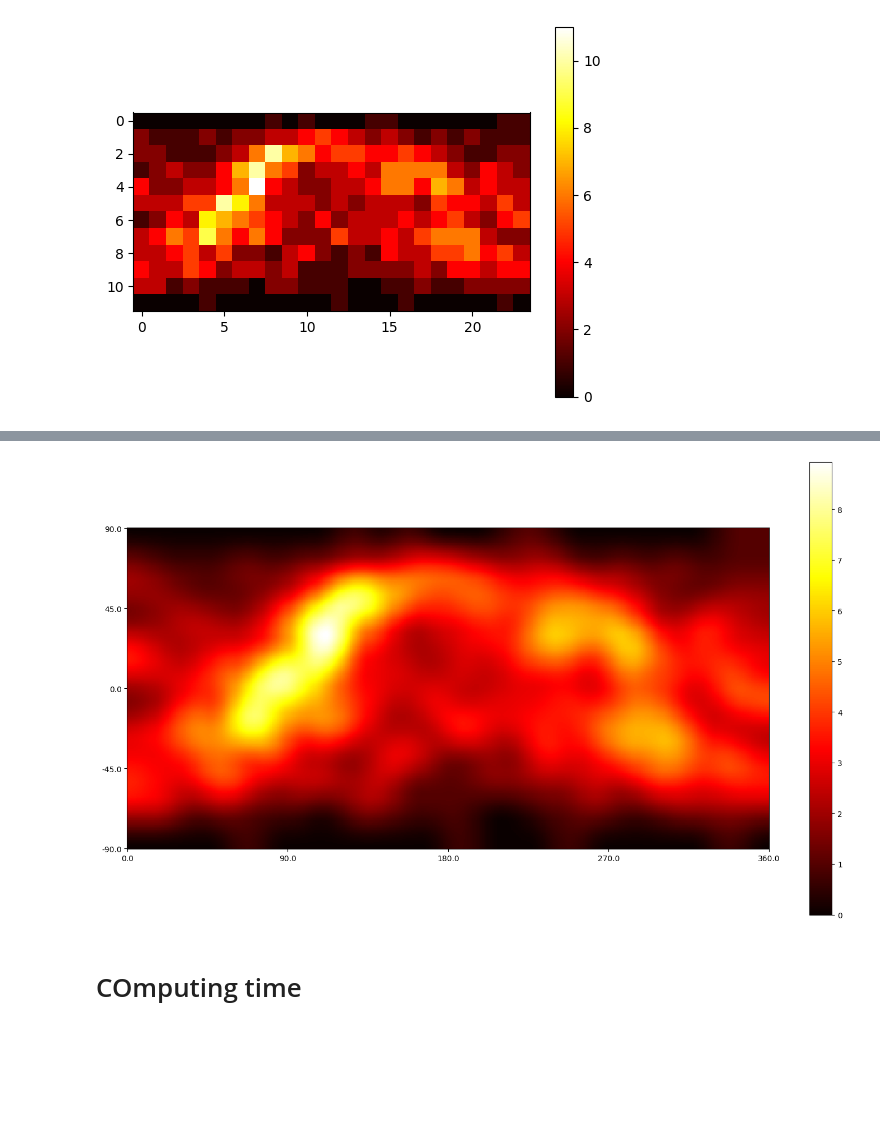
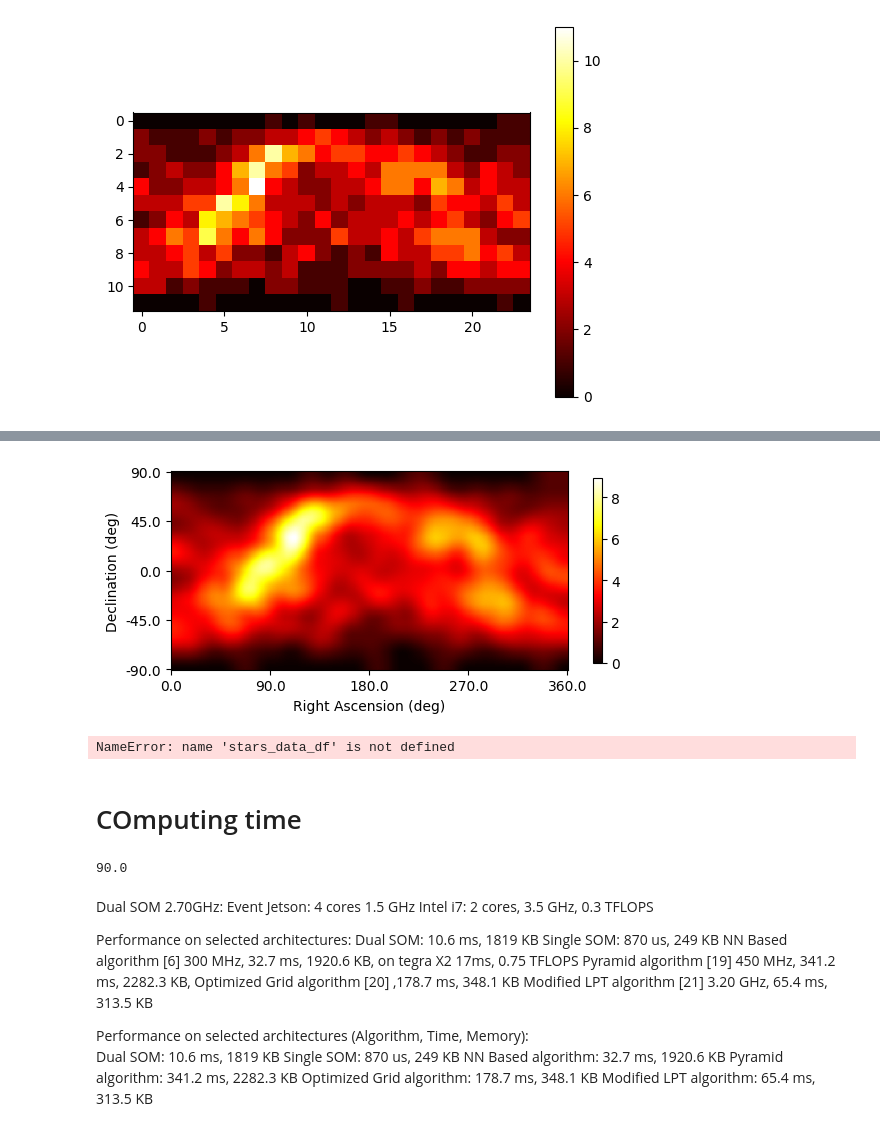
Before and after one commit to I-Zuniga/Event_Star_tracker, a Jupyter notebook: jupyter_notebooks/performace_plots.ipynb, the cells around one changed output, grey strips where cells are left out. Cells and saved outputs as stored; diff of their text form; code cells hidden in the pictures; blank space fills up the shorter version.

```diff
--- a/jupyter_notebooks/performace_plots.ipynb
+++ b/jupyter_notebooks/performace_plots.ipynb
@@ -233,26 +245,60 @@ Upscaled Heatmap:
 # %%
 plt.imshow(upscaled_heatmap, cmap='hot', interpolation='nearest')
-plt.colorbar()
+plt.colorbar(shrink=0.5)
 #  increase size of the plot
 fig = plt.gcf()
-fig.set_size_inches(18.5, 10.5)
+# fig.set_size_inches(18.5, 10.5)
 #Change the axis to show the correct values x: [0-360] y: 0-180
 
 
 # Set the new tick values for the x-axis
 n = 5
 xticks = np.linspace(0, upscaled_heatmap.shape[1]-1, n)
 xlabels = np.linspace(0, 360, n)
 yticks = np.linspace(0, upscaled_heatmap.shape[0]-1, n)
 ylabels = np.linspace(90, -90, n)
 
+# Retrieve the axis object
+ax = plt.gca()
+# Set labels for the axes
+ax.set(xlabel='Right Ascension (deg)', ylabel='Declination (deg)')
+
 plt.xticks(xticks, xlabels)
 plt.yticks(yticks, ylabels)
 
 
 
 plt.show()
 # %% [output]
-[figure, old version]
+[figure, new version]
+# %%
+print(stars_data_df.head())
+# %% [output]
+NameError: name 'stars_data_df' is not defined
 # %% [markdown]
 # COmputing time
+# %%
+10*2700/300
+# %% [output]
+90.0
+# %% [markdown]
+Dual SOM 2.70GHz:
+    Event Jetson: 4 cores 1.5 GHz
+    Intel i7: 2 cores, 3.5 GHz, 0.3 TFLOPS
+
+
+Performance on selected architectures:
+Dual SOM: 10.6 ms, 1819 KB
+Single SOM: 870 us, 249 KB
+NN Based algorithm [6] 300 MHz, 32.7 ms, 1920.6 KB, on tegra X2 17ms, 0.75 TFLOPS
+Pyramid algorithm [19] 450 MHz, 341.2 ms, 2282.3 KB,
+Optimized Grid algorithm [20] ,178.7 ms, 348.1 KB
+Modified LPT algorithm [21]  3.20 GHz, 65.4 ms, 313.5 KB
+
+Performance on selected architectures (Algorithm, Time, Memory):
+Dual SOM: 10.6 ms, 1819 KB
+Single SOM: 870 us, 249 KB
+NN Based algorithm: 32.7 ms, 1920.6 KB
+Pyramid algorithm: 341.2 ms, 2282.3 KB
+Optimized Grid algorithm: 178.7 ms, 348.1 KB
+Modified LPT algorithm: 65.4 ms, 313.5 KB
```
Also changed, not shown: parts of 8 cells of this notebook, 2 other files.
